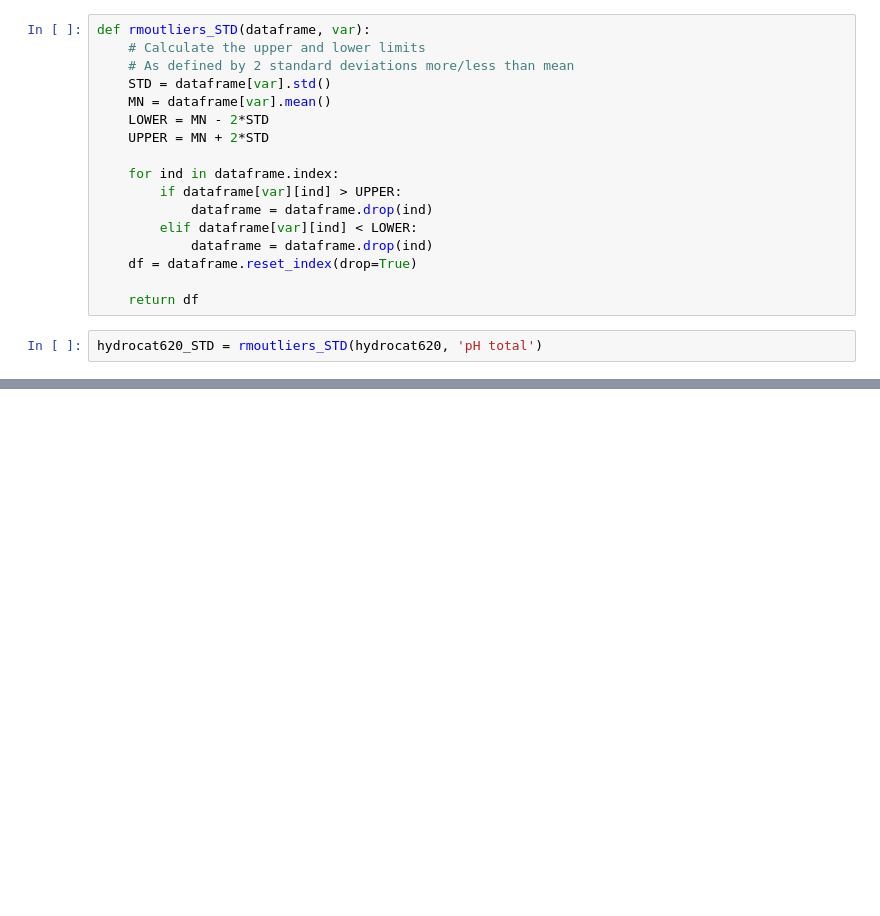
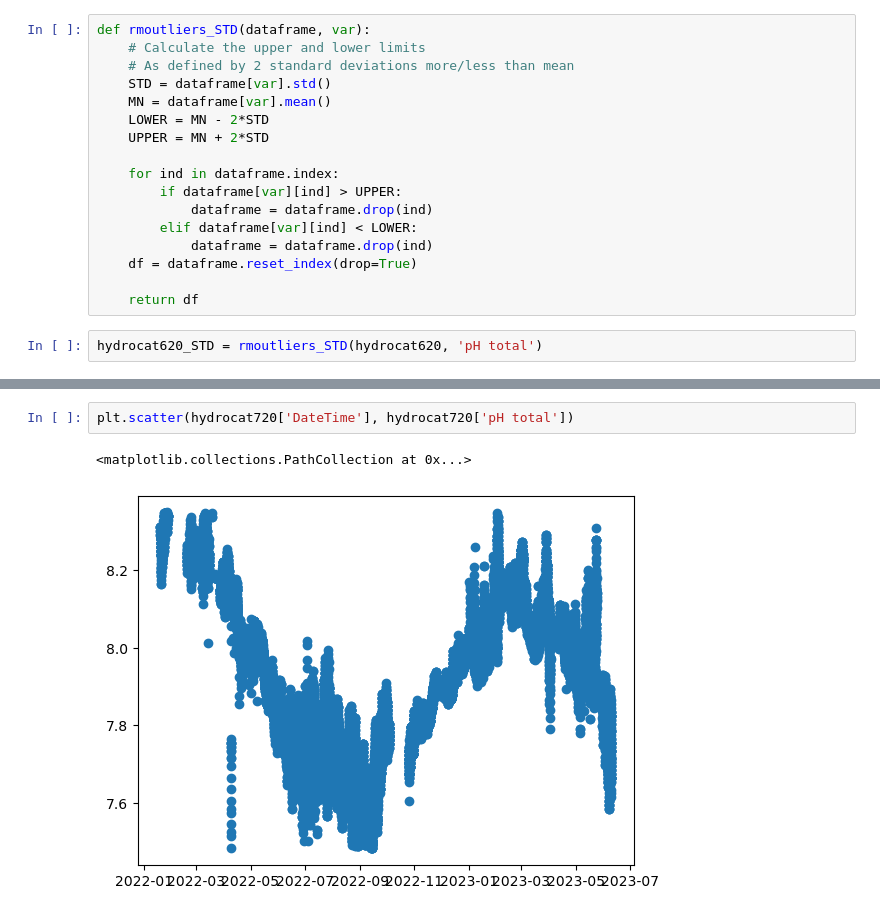
Before and after one commit to abby-baskind/phyto, a Jupyter notebook: QAQC_TimeSeries.ipynb, the cells around one changed output, grey strips where cells are left out. Saved outputs shown, nothing was run; the diff lists cells and outputs as text; blank space fills up the shorter version.

```diff
--- a/QAQC_TimeSeries.ipynb
+++ b/QAQC_TimeSeries.ipynb
@@ -266,0 +517,5 @@ len(hydrocat620_STD['hydrocatDissOxygen'])
+# %%
+plt.scatter(hydrocat720['DateTime'], hydrocat720['pH total'])
+# %% [output]
+<matplotlib.collections.PathCollection at 0x...>
+[figure, added]
```
Also changed, not shown: parts of 10 cells of this notebook, 1 other file.
